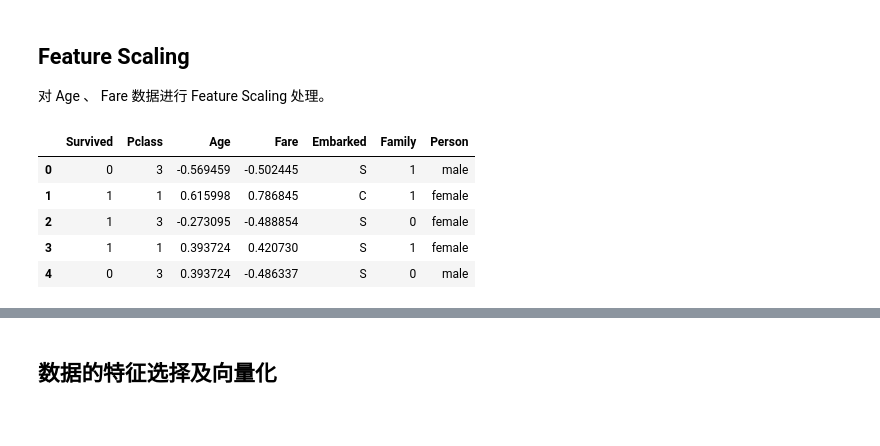
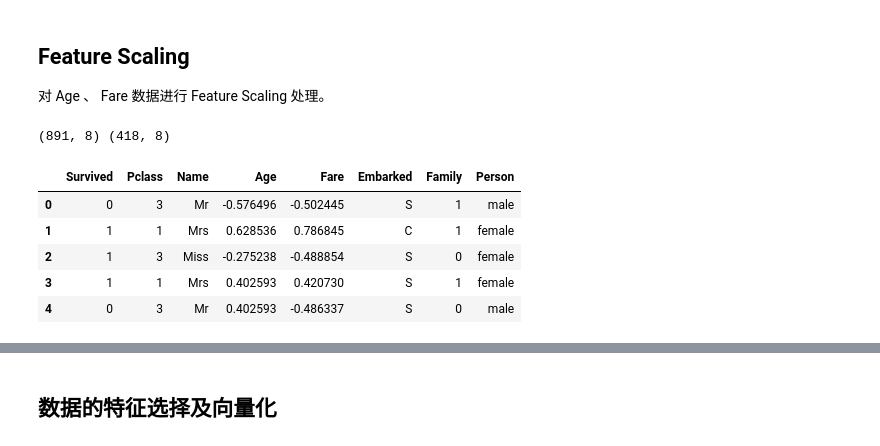
Before and after one commit to SunnyMarkLiu/Kaggle_Titanic, a Jupyter notebook: Predict_Survival.ipynb, the cells around one changed output, grey strips where cells are left out. Cells and saved outputs as stored; diff of their text form; code cells hidden in the pictures.

```diff
--- a/Predict_Survival.ipynb
+++ b/Predict_Survival.ipynb
@@ -416,6 +444,7 @@ def replace_name_call(name):
         return 'None'
 
 train_data['Name'] = train_data['Name'].apply(replace_name_call)
+test_data['Name'] = test_data['Name'].apply(replace_name_call)
 name = train_data['Name'].tolist()
 [x for x in range(len(name)) if name[x] == 'None']
 # %% [output]
@@ -453,12 +482,13 @@ name_age_mean
 | 15 | Rev | 43.166667 |
 | 16 | Sir | 49.000000 |
 # %%
-# 对于缺失的 Age 数据，将其填充没该 Name 类别的年龄的平均值
-train_age_none = train_data.ix[train_data['Age'].isnull()]
-train_age_none
+# 对于缺失的 Age 数据，将其填充为该 Name 类别的年龄的平均值
+train_age_none = train_data.ix[train_data['Age'].isnull()].copy()
+test_age_none = test_data.ix[test_data['Age'].isnull()].copy()
 
 def fill_age_by_name(name):
     age = name_age_mean['Age'][name_age_mean['Name'] == name]
-    return age
+    return int(age.values[0])
 
-fill_age_by_name('Mrs')
+train_age_none['Age'] = train_age_none['Name'].apply(fill_age_by_name)
+test_age_none['Age'] = test_age_none['Name'].apply(fill_age_by_name)
@@ -467,0 +495,7 @@ Name: Age, dtype: float64
+# %%
+# 对缺失数据进行补全
+train_data['Age'][np.isnan(train_data['Age'])] = train_age_none['Age']
+test_data['Age'][np.isnan(test_data['Age'])] = test_age_none['Age']
+train_data.head()
+
+# train_data.shape, test_data.shape
@@ -473,18 +522,25 @@ Name: Age, dtype: float64
 # %%
 from sklearn import preprocessing
 
 std_scale = preprocessing.StandardScaler().fit(train_data[['Age', 'Fare']])
 df_std = std_scale.transform(train_data[['Age', 'Fare']])
-df_std
 
 train_data['Age'] = df_std[:,0]
 train_data['Fare'] = df_std[:,1]
 
+std_scale_test = preprocessing.StandardScaler().fit(test_data[['Age', 'Fare']])
+df_std_test = std_scale_test.transform(test_data[['Age', 'Fare']])
+
+test_data['Age'] = df_std_test[:,0]
+test_data['Fare'] = df_std_test[:,1]
+
+print train_data.shape, test_data.shape
 train_data.head()
 # %% [output]
+(891, 8) (418, 8)
-|  | Survived | Pclass | Age | Fare | Embarked | Family | Person |
-| 0 | 0 | 3 | -0.569459 | -0.502445 | S | 1 | male |
-| 1 | 1 | 1 | 0.615998 | 0.786845 | C | 1 | female |
-| 2 | 1 | 3 | -0.273095 | -0.488854 | S | 0 | female |
-| 3 | 1 | 1 | 0.393724 | 0.420730 | S | 1 | female |
-| 4 | 0 | 3 | 0.393724 | -0.486337 | S | 0 | male |
+|  | Survived | Pclass | Name | Age | Fare | Embarked | Family | Person |
+| 0 | 0 | 3 | Mr | -0.576496 | -0.502445 | S | 1 | male |
+| 1 | 1 | 1 | Mrs | 0.628536 | 0.786845 | C | 1 | female |
+| 2 | 1 | 3 | Miss | -0.275238 | -0.488854 | S | 0 | female |
+| 3 | 1 | 1 | Mrs | 0.402593 | 0.420730 | S | 1 | female |
+| 4 | 0 | 3 | Mr | 0.402593 | -0.486337 | S | 0 | male |
```
Also changed, not shown: parts of 23 cells of this notebook, 2 other files.
